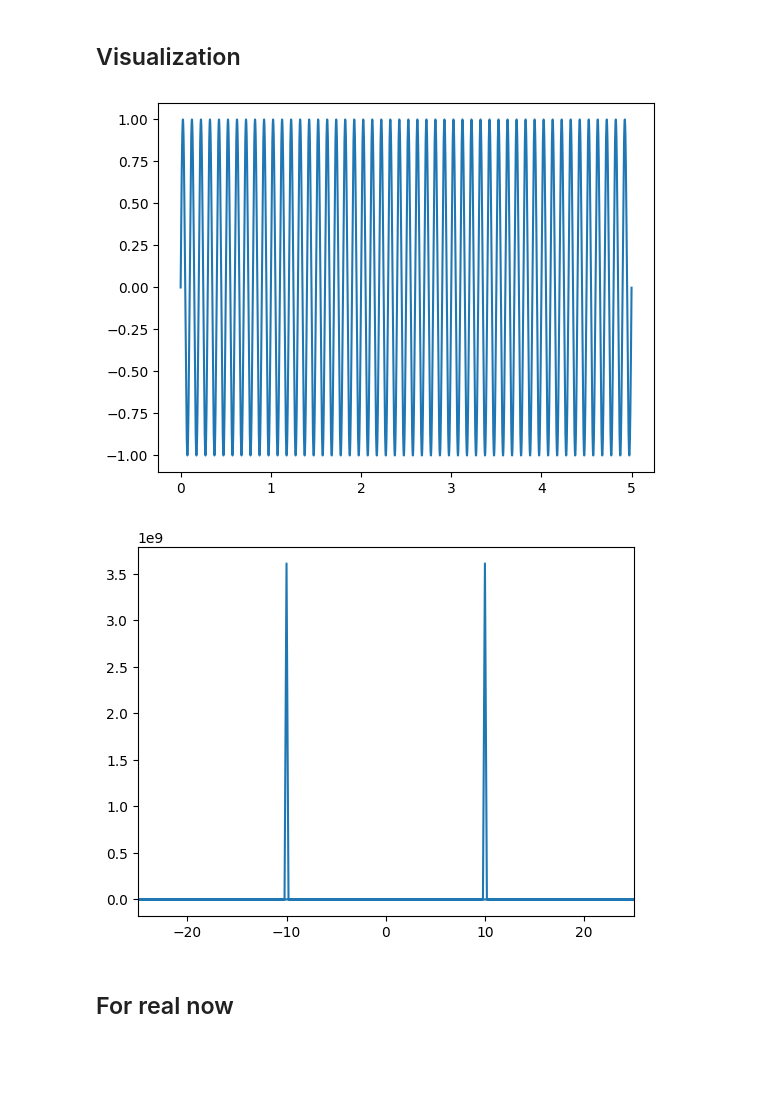
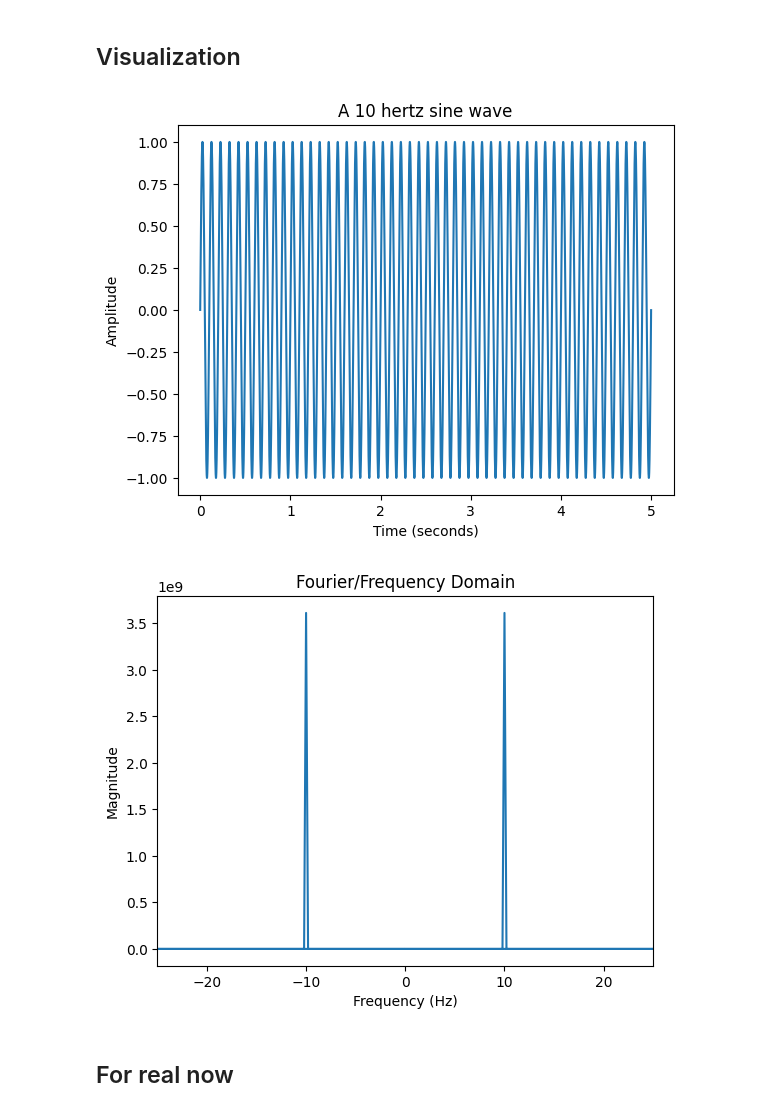
Before and after one commit to mtxslv/audio-processing-with-python, a Jupyter notebook: notebooks/audio_experiments.ipynb, the cells around one changed output. Drawn from its saved outputs; the diff is of its cells as text; code cells hidden in the pictures; blank space fills up the shorter version.

Commit message:
feat: add labels in plots

```diff
--- a/notebooks/audio_experiments.ipynb
+++ b/notebooks/audio_experiments.ipynb
@@ -46,20 +46,23 @@ plt.plot(data)
 # %%
 sample_rate = 44100  # Hertz
 duration_test = 5  # Seconds
 
 def generate_sine_wave(freq, sample_rate, duration):
     x = np.linspace(0, duration, sample_rate * duration, endpoint=False)
     frequencies = x * freq
     # 2pi because np.sin takes radians
     y = np.sin((2 * np.pi) * frequencies)
     return x, y
 
 # Generate a 10 hertz sine wave that lasts for 5 seconds
 x, y = generate_sine_wave(10, sample_rate, duration_test)
+plt.title('A 10 hertz sine wave')
+plt.xlabel('Time (seconds)')
+plt.ylabel('Amplitude')
 plt.plot(x, y)
 plt.show()
 # %% [output]
-[figure, old version]
+[figure, new version]
 # %%
 normalized_tone = np.int16((y / y.max()) * 32767)
 
@@ -69,10 +72,13 @@ yf = fft(normalized_tone)
 xf = fftfreq(N, 1 / sample_rate)
 
 plt.xlim((-25,25))
+plt.title(f'Fourier/Frequency Domain')
+plt.xlabel(f'Frequency (Hz)')
+plt.ylabel(f'Magnitude')
 plt.plot(xf, np.abs(yf))
 plt.show()
 # %% [output]
-[figure, old version]
+[figure, new version]
 # %% [markdown]
 ## For real now
 # %%
```
Also changed, not shown: parts of 8 cells of this notebook.
